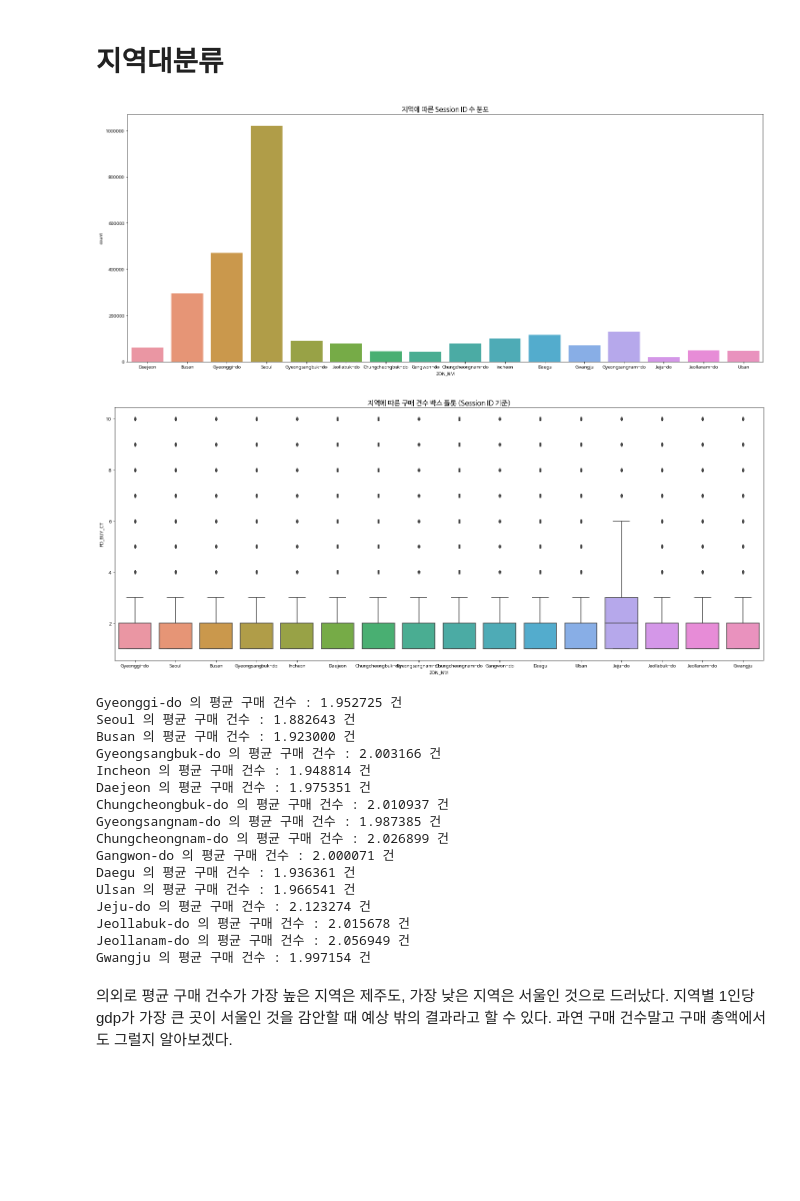
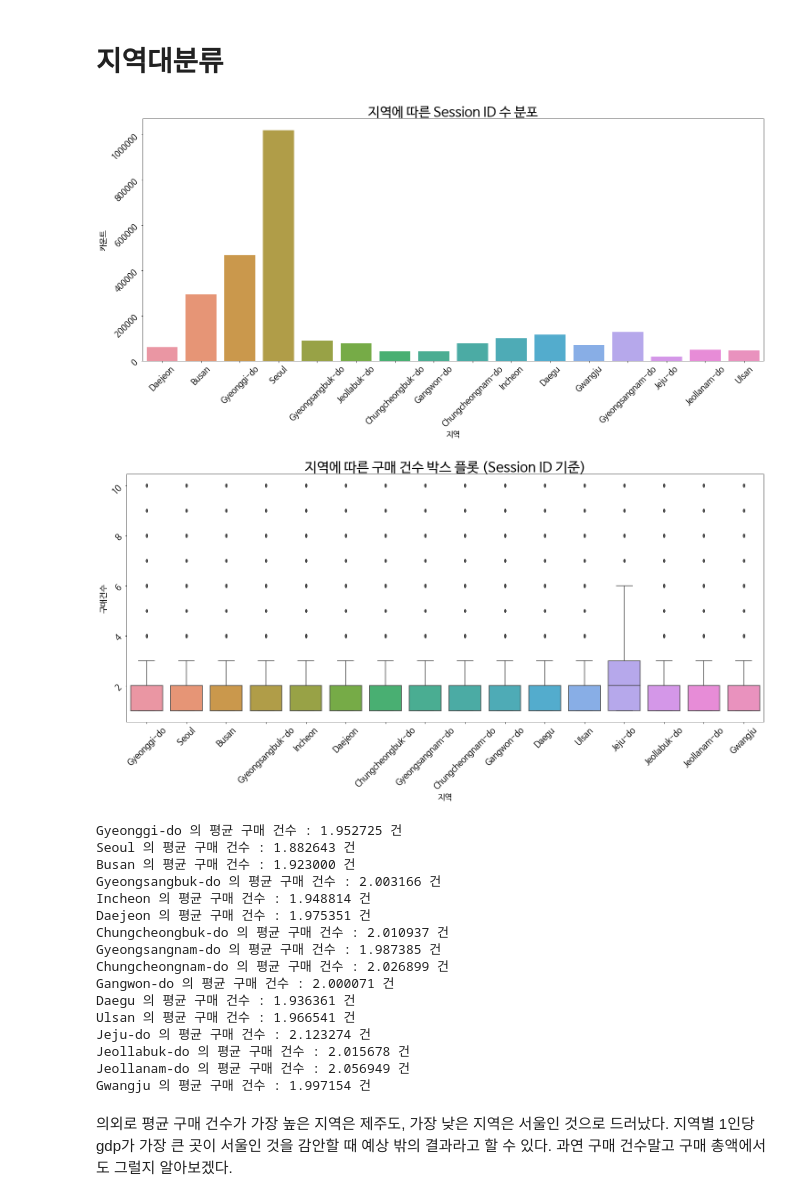
Before and after one commit to seohyunchoi123/L_Point-Competition, a Jupyter notebook: EDA.ipynb, the cells around one changed output. Drawn from its saved outputs; the diff is of its cells as text; code cells hidden in the pictures; blank space fills up the shorter version.

```diff
--- a/EDA.ipynb
+++ b/EDA.ipynb
@@ -190,23 +398,30 @@ Desktop 고객들이 가장 구매 건수가 높고, 그 다음으로 Tablet 고
 # %%
 data =session['ZON_NM']
 plt.figure(figsize=(25,10))
 sns.countplot(data)
-plt.title("지역에 따른 Session ID 수 분포", fontsize=15)
+plt.title("지역에 따른 Session ID 수 분포", fontsize=30)
+plt.xticks(fontsize=18, rotation=45)
+plt.yticks(fontsize=18, rotation=45)
+plt.xlabel('지역', fontsize=18)
+plt.ylabel('카운트', fontsize=18)
 plt.show()
 # %% [output]
-[figure, old version]
+[figure, new version]
 # %%
 data = buy_cnt_sess_merged[buy_cnt_sess_merged['PD_BUY_CT'] < buy_cnt_sess_merged['PD_BUY_CT'].quantile(0.99)]
 plt.figure(figsize=(25,10))
-plt.title("지역에 따른 구매 건수 박스 플롯 (Session ID 기준)", fontsize=15)
+plt.title("지역에 따른 구매 건수 박스 플롯 (Session ID 기준)", fontsize=30)
 sns.boxplot(x = 'ZON_NM', y = 'PD_BUY_CT', data=data)
+plt.xticks(fontsize=18, rotation=45)
+plt.yticks(fontsize=18, rotation=45)
+plt.xlabel('지역', fontsize=18)
+plt.ylabel('구매건수', fontsize=18)
 plt.show()
-
 zon_list = data['ZON_NM'].unique()
 for zon in zon_list:
     print("%s 의 평균 구매 건수 : %f 건" %(zon, data[data['ZON_NM']==zon]['PD_BUY_CT'].mean()))
 # %% [output]
-[figure, old version]
+[figure, new version]
 Gyeonggi-do 의 평균 구매 건수 : 1.952725 건
 Seoul 의 평균 구매 건수 : 1.882643 건
 Busan 의 평균 구매 건수 : 1.923000 건
```
Also changed, not shown: parts of 51 cells of this notebook, 5 other files.
